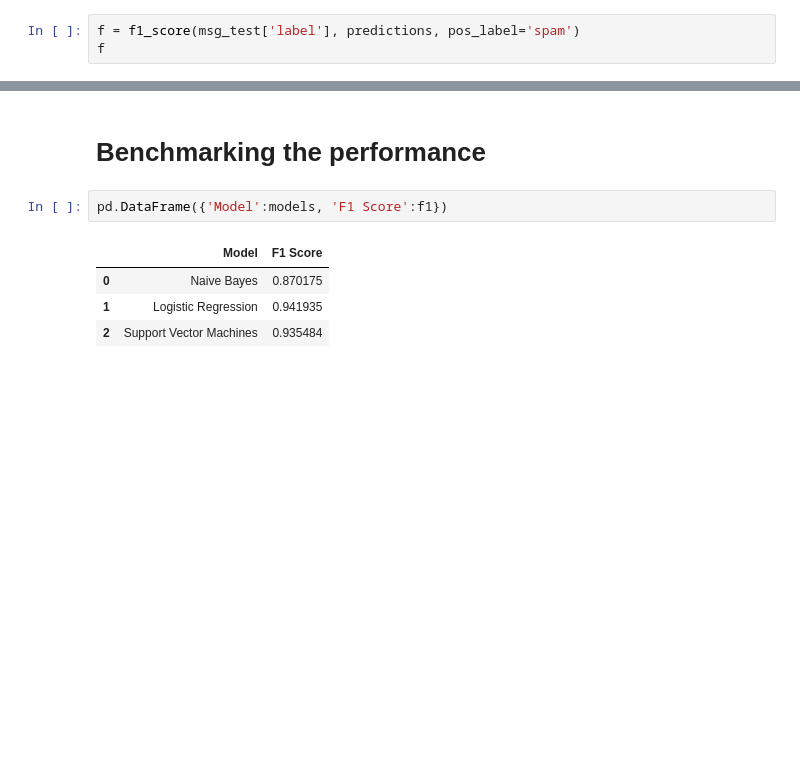
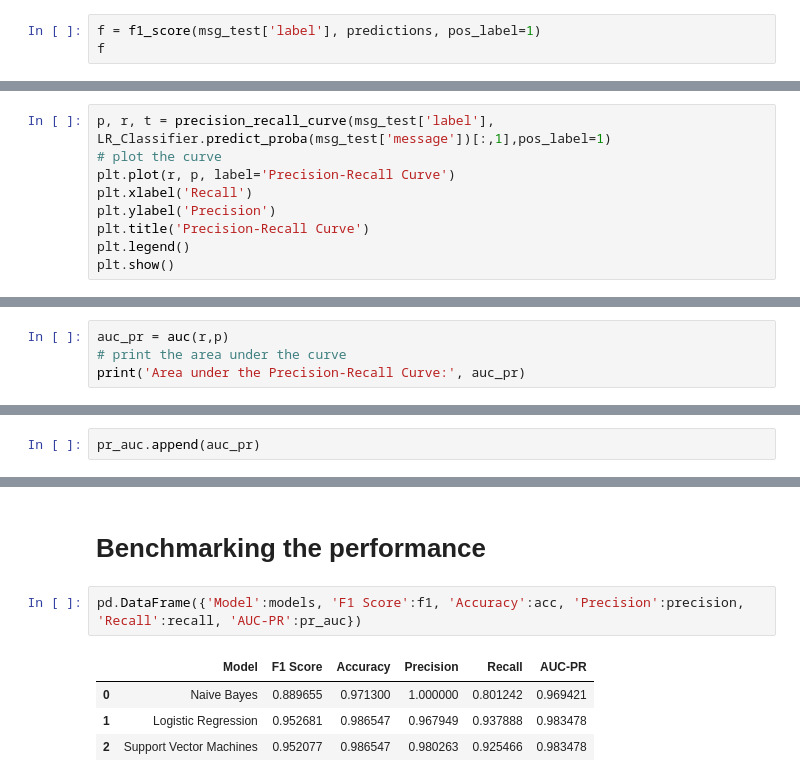
Before and after one commit to U1Kemp/AppliedMachineLearning, a Jupyter notebook: Assignment1/train.ipynb, the cells around one changed output, grey strips where cells are left out. Drawn from its saved outputs; the diff is of its cells as text; blank space fills up the shorter version.

```diff
--- a/Assignment1/train.ipynb
+++ b/Assignment1/train.ipynb
@@ -408,4 +728,4 @@ accuracy_score(msg_test['label'], predictions)
 # %%
-f = f1_score(msg_test['label'], predictions, pos_label='spam')
+f = f1_score(msg_test['label'], predictions, pos_label=1)
 f
 # %% [output]
@@ -414,0 +737,9 @@ f1.append(f)
+# %%
+p, r, t = precision_recall_curve(msg_test['label'], LR_Classifier.predict_proba(msg_test['message'])[:,1],pos_label=1)
+# plot the curve
+plt.plot(r, p, label='Precision-Recall Curve')
+plt.xlabel('Recall')
+plt.ylabel('Precision')
+plt.title('Precision-Recall Curve')
+plt.legend()
+plt.show()
@@ -414,0 +748,4 @@ f1.append(f)
+# %%
+auc_pr = auc(r,p)
+# print the area under the curve
+print('Area under the Precision-Recall Curve:', auc_pr)
@@ -414,0 +754,2 @@ f1.append(f)
+# %%
+pr_auc.append(auc_pr)
@@ -436,9 +781,9 @@ weighted avg     0.9820    0.9821    0.9818      1115
 # %% [markdown]
 # Benchmarking the performance
 # %%
-pd.DataFrame({'Model':models, 'F1 Score':f1})
+pd.DataFrame({'Model':models, 'F1 Score':f1, 'Accuracy':acc, 'Precision':precision, 'Recall':recall, 'AUC-PR':pr_auc})
 # %% [output]
-|  | Model | F1 Score |
-| 0 | Naive Bayes | 0.870175 |
-| 1 | Logistic Regression | 0.941935 |
-| 2 | Support Vector Machines | 0.935484 |
+|  | Model | F1 Score | Accuracy | Precision | Recall | AUC-PR |
+| 0 | Naive Bayes | 0.889655 | 0.971300 | 1.000000 | 0.801242 | 0.969421 |
+| 1 | Logistic Regression | 0.952681 | 0.986547 | 0.967949 | 0.937888 | 0.983478 |
+| 2 | Support Vector Machines | 0.952077 | 0.986547 | 0.980263 | 0.925466 | 0.983478 |
```
Also changed, not shown: parts of 119 cells of this notebook, 3 other files.
